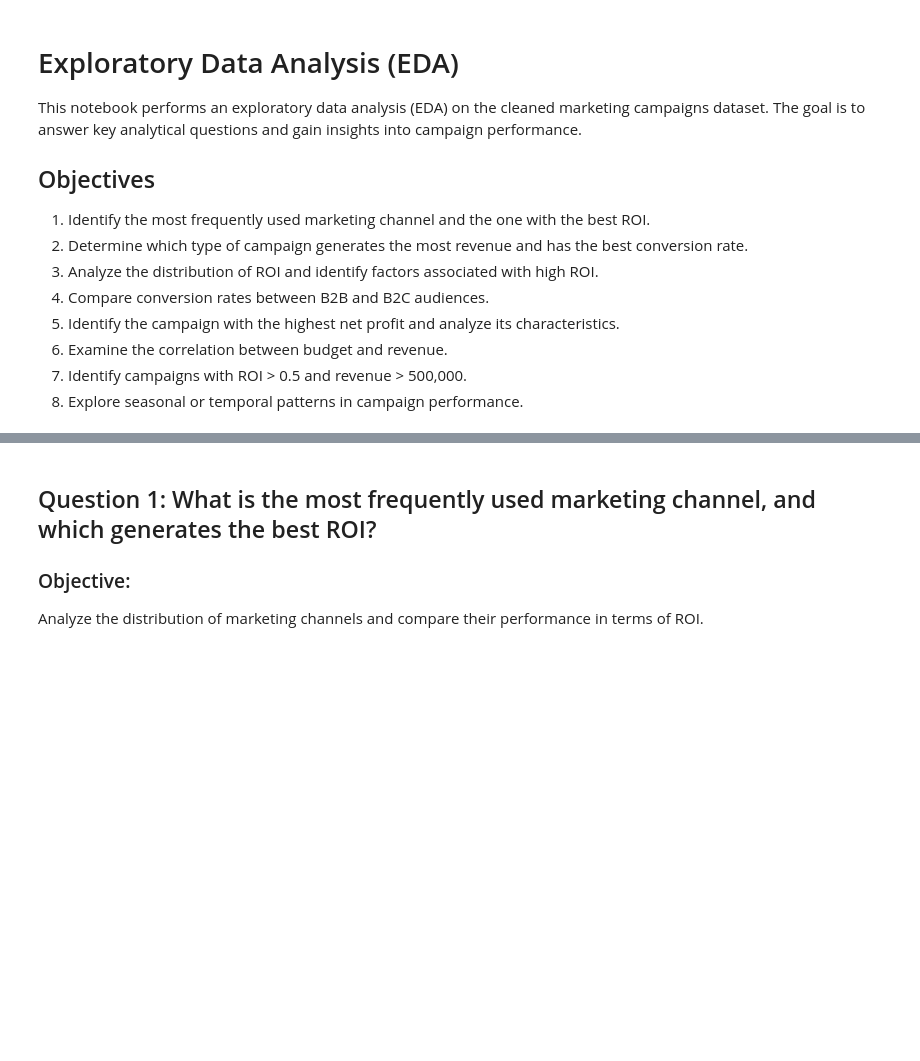
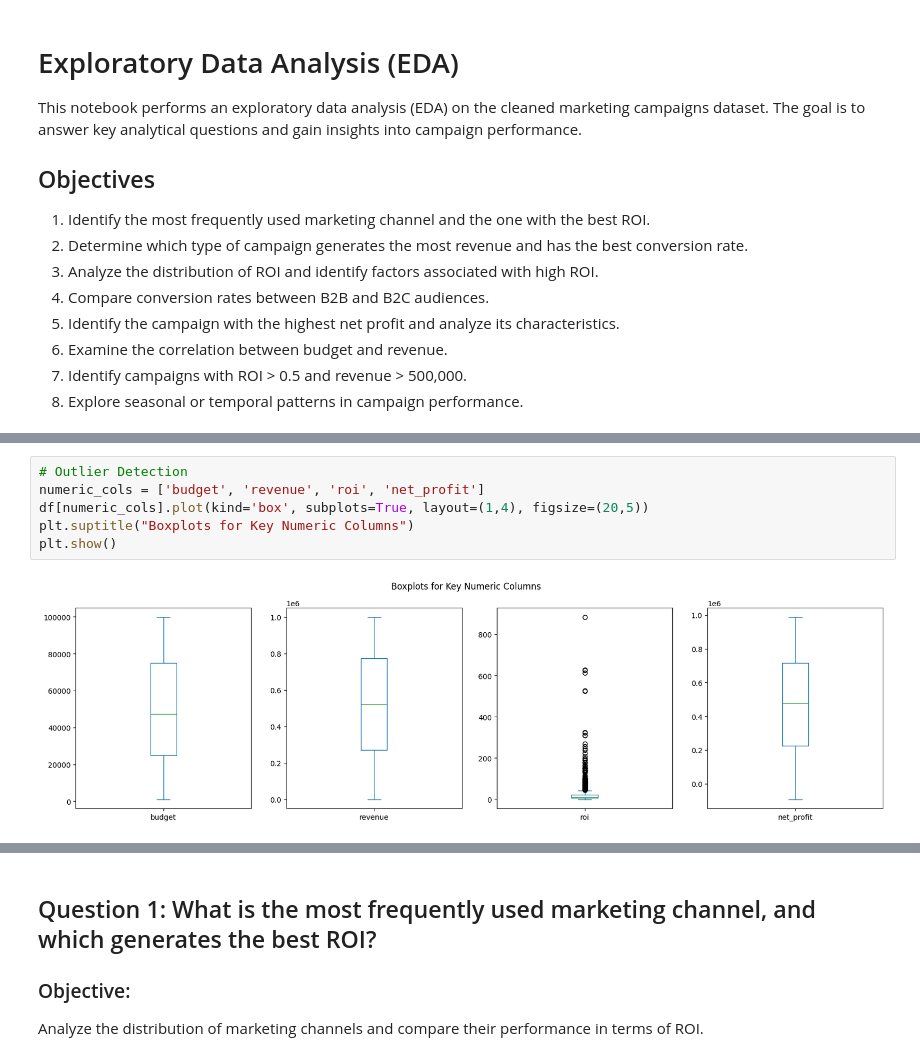
Before and after one commit to patriciajaquez/marketing_campaigns_analysis, a Jupyter notebook: notebooks/eda.ipynb, the cells around one changed output, grey strips where cells are left out. Cells and saved outputs as stored; diff of their text form; blank space fills up the shorter version.

```diff
--- a/notebooks/eda.ipynb
+++ b/notebooks/eda.ipynb
@@ -49,0 +100,8 @@ None
+# %%
+# Outlier Detection
+numeric_cols = ['budget', 'revenue', 'roi', 'net_profit']
+df[numeric_cols].plot(kind='box', subplots=True, layout=(1,4), figsize=(20,5))
+plt.suptitle("Boxplots for Key Numeric Columns")
+plt.show()
+# %% [output]
+[figure, added]
```
Also changed, not shown: parts of 24 cells of this notebook, 1 other file.
